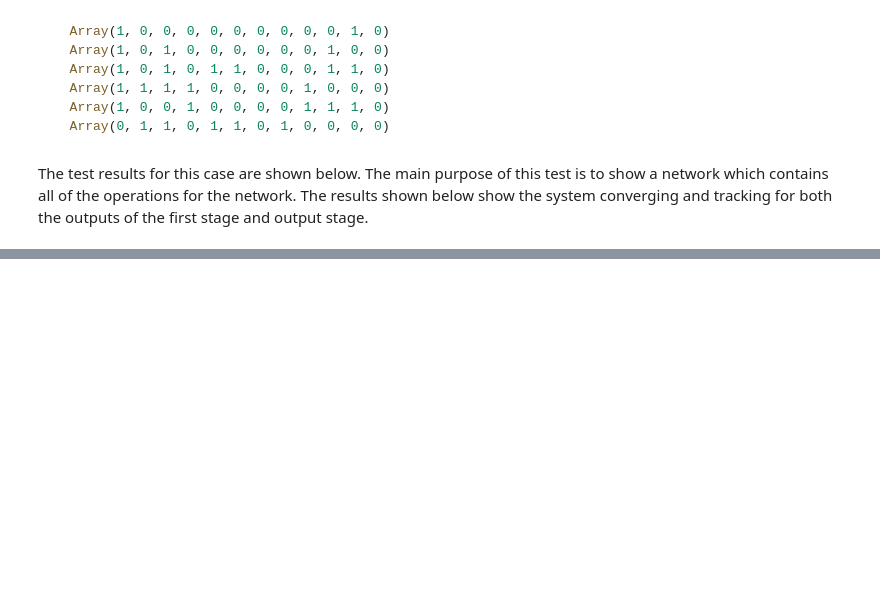
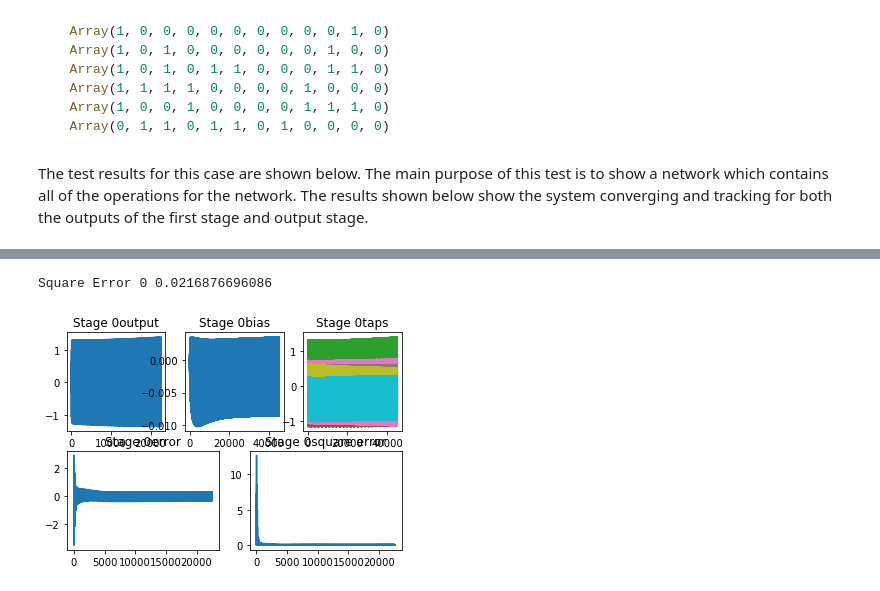
Before and after one commit to andywag/NeuralHDL, a Jupyter notebook: docs/results/TwoStage.ipynb, the cells around one changed output, grey strips where cells are left out. Saved outputs shown, nothing was run; the diff lists cells and outputs as text; code cells hidden in the pictures; blank space fills up the shorter version.

```diff
--- a/docs/results/TwoStage.ipynb
+++ b/docs/results/TwoStage.ipynb
@@ -74,0 +140,5 @@ show_results("/home/andy/projects/NeuralHDL/tests/full/data_first/",1)
+# %%
+show_results("/home/andy/projects/NeuralHDL/tests/two10_10/data/",0)
+# %% [output]
+Square Error 0 0.0216876696086
+[figure, added]
```
Also changed, not shown: parts of 19 cells of this notebook, 3 other files.
